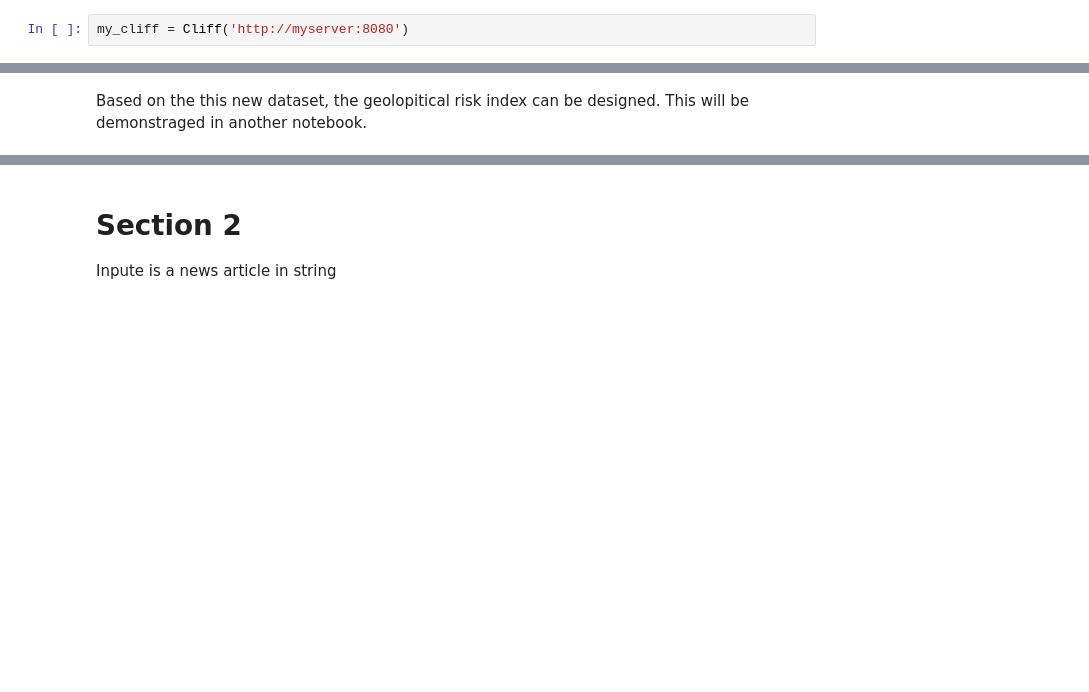
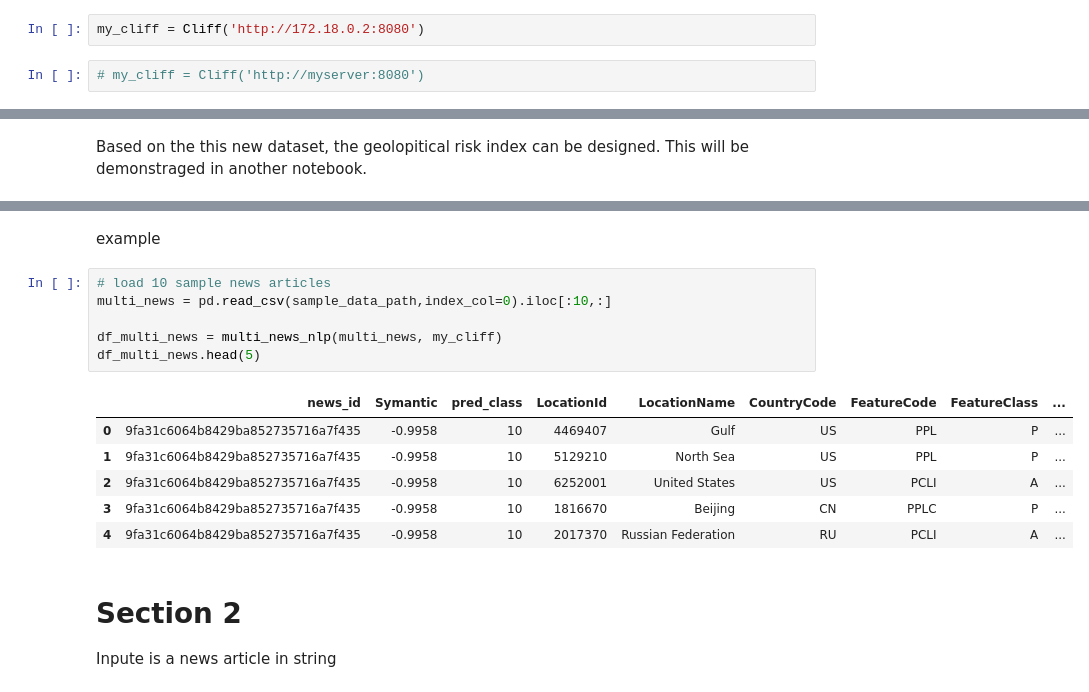
Before and after one commit to HigherHoopern/News_NLP, a Jupyter notebook: NewsAPP.ipynb, the cells around one changed output, grey strips where cells are left out. Saved outputs shown, nothing was run; the diff lists cells and outputs as text; blank space fills up the shorter version.

```diff
--- a/NewsAPP.ipynb
+++ b/NewsAPP.ipynb
@@ -252,6 +242,8 @@ Cliff geoparse container must be started first
 `docker run -p 8080:8080 -m 8G -d rahulbot/cliff-clavin:2.6.1`
 # %%
 from cliff.api import Cliff
+# %%
+my_cliff = Cliff('http://172.18.0.2:8080')
 # %%
-my_cliff = Cliff('http://myserver:8080')
+# my_cliff = Cliff('http://myserver:8080')
 # %% [markdown]
@@ -306,3 +343,18 @@ Based on the this new dataset, the geolopitical risk index can be designed. This
+# %% [markdown]
+example
+# %%
+# load 10 sample news articles
+multi_news = pd.read_csv(sample_data_path,index_col=0).iloc[:10,:]
+
+df_multi_news = multi_news_nlp(multi_news, my_cliff)
+df_multi_news.head(5)
+# %% [output]
+|  | news_id | Symantic | pred_class | LocationId | LocationName | CountryCode | FeatureCode | FeatureClass | ... |
+| 0 | 9fa31c6064b8429ba852735716a7f435 | -0.9958 | 10 | 4469407 | Gulf | US | PPL | P | ... |
+| 1 | 9fa31c6064b8429ba852735716a7f435 | -0.9958 | 10 | 5129210 | North Sea | US | PPL | P | ... |
+| 2 | 9fa31c6064b8429ba852735716a7f435 | -0.9958 | 10 | 6252001 | United States | US | PCLI | A | ... |
+| 3 | 9fa31c6064b8429ba852735716a7f435 | -0.9958 | 10 | 1816670 | Beijing | CN | PPLC | P | ... |
+| 4 | 9fa31c6064b8429ba852735716a7f435 | -0.9958 | 10 | 2017370 | Russian Federation | RU | PCLI | A | ... |
 # %% [markdown]
 # Section 2
 
```
Also changed, not shown: parts of 23 cells of this notebook.
